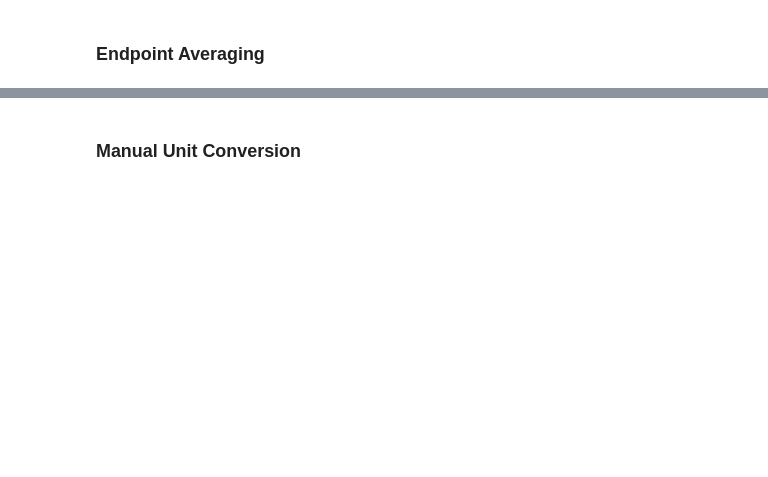
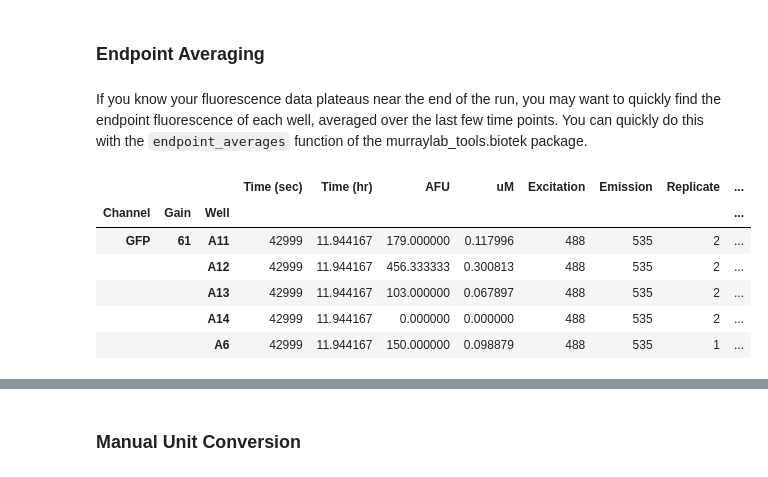
Before and after one commit to sclamons/murraylab_tools, a Jupyter notebook: examples/Biotek Analysis Usage Examples.ipynb, the cells around one changed output, grey strips where cells are left out. Saved outputs shown, nothing was run; the diff lists cells and outputs as text; code cells hidden in the pictures; blank space fills up the shorter version.

```diff
--- a/examples/Biotek Analysis Usage Examples.ipynb
+++ b/examples/Biotek Analysis Usage Examples.ipynb
@@ -82,2 +138,15 @@ Note in the example above
 # %% [markdown]
 ### Endpoint Averaging
+# %% [markdown]
+If you know your fluorescence data plateaus near the end of the run, you may want to quickly find the endpoint fluorescence of each well, averaged over the last few time points. You can quickly do this with the `endpoint_averages` function of the murraylab_tools.biotek package.
+# %%
+endpoint_df = mt_biotek.endpoint_averages(df)
+endpoint_df.head()
+# %% [output]
+|  |  |  | Time (sec) | Time (hr) | AFU | uM | Excitation | Emission | Replicate | ... |
+| Channel | Gain | Well |  |  |  |  |  |  |  | ... |
+| GFP | 61 | A11 | 42999 | 11.944167 | 179.000000 | 0.117996 | 488 | 535 | 2 | ... |
+|  |  | A12 | 42999 | 11.944167 | 456.333333 | 0.300813 | 488 | 535 | 2 | ... |
+|  |  | A13 | 42999 | 11.944167 | 103.000000 | 0.067897 | 488 | 535 | 2 | ... |
+|  |  | A14 | 42999 | 11.944167 | 0.000000 | 0.000000 | 488 | 535 | 2 | ... |
+|  |  | A6 | 42999 | 11.944167 | 150.000000 | 0.098879 | 488 | 535 | 1 | ... |
```
Also changed, not shown: parts of 12 cells of this notebook, 5 other files.
